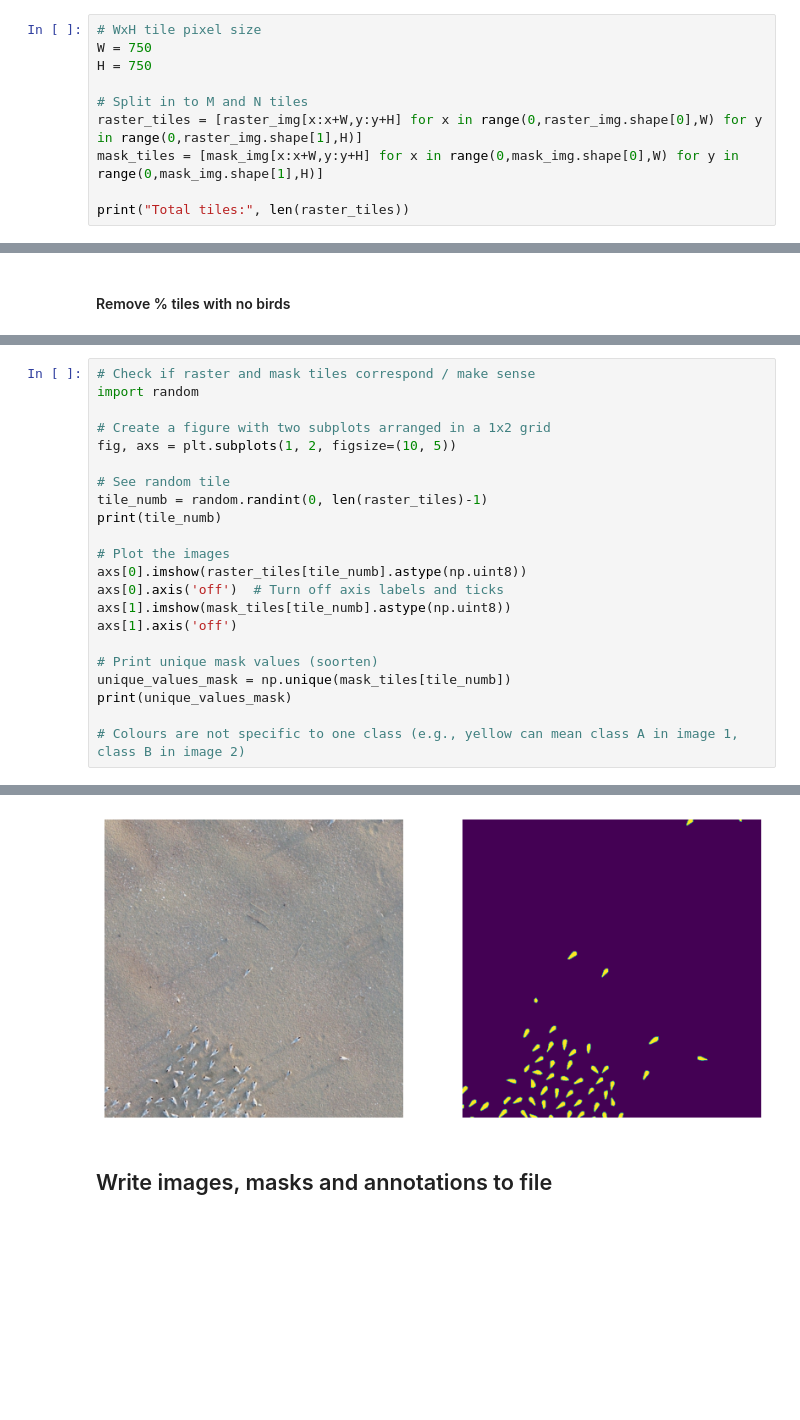
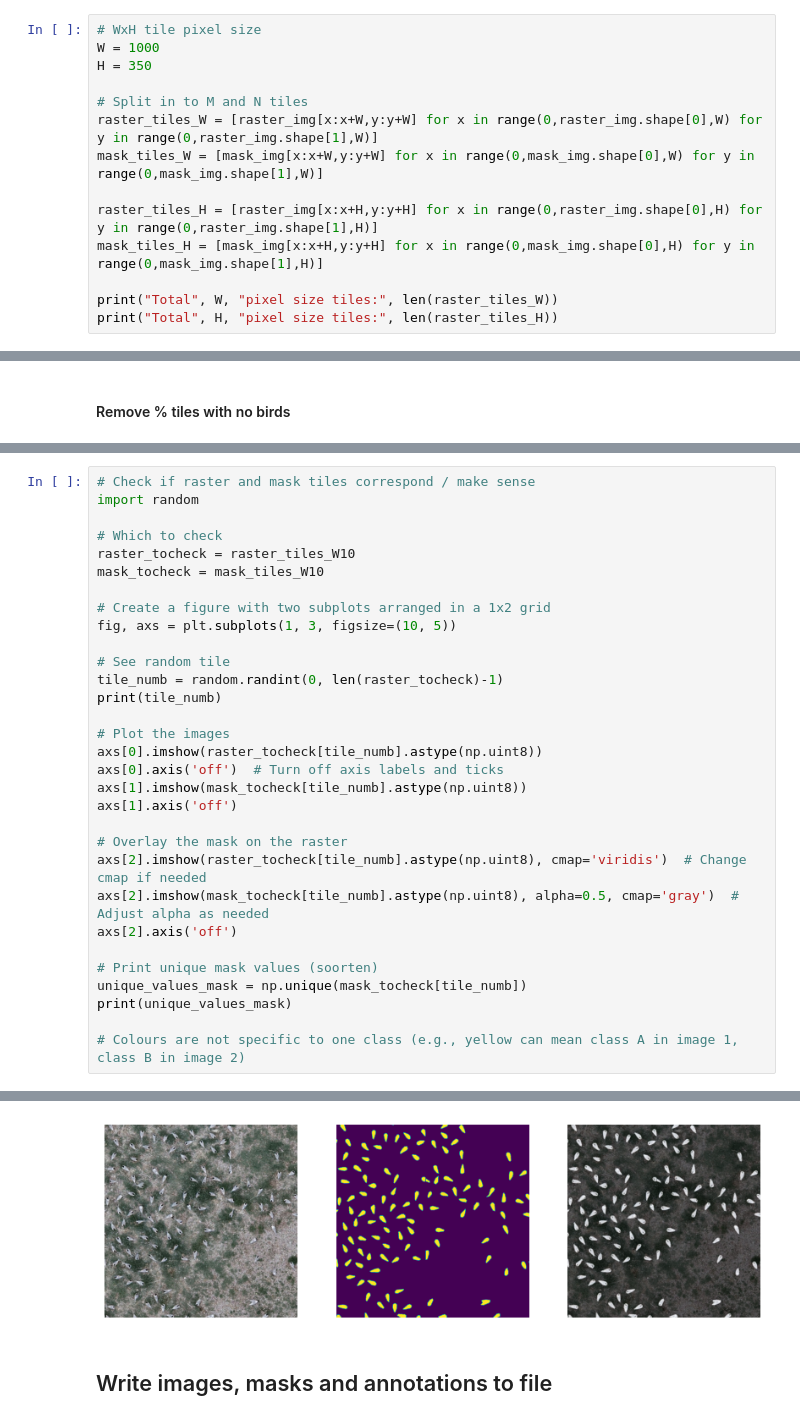
Before and after one commit to augusts-bit/animal-cv-segmentation, a Jupyter notebook: src/detectron2/birds/classification/prepare_data_classification.ipynb, the cells around one changed output, grey strips where cells are left out. Cells and saved outputs as stored; diff of their text form; blank space fills up the shorter version.

```diff
--- a/src/detectron2/birds/classification/prepare_data_classification.ipynb
+++ b/src/detectron2/birds/classification/prepare_data_classification.ipynb
@@ -267,12 +271,16 @@ mask_img = np.dstack((mask_b1))
 mask_img = mask_img[0].T # Transpose because axis was inverted (why?)
 # %%
 # WxH tile pixel size
-W = 750
-H = 750
+W = 1000
+H = 350
 
 # Split in to M and N tiles
-raster_tiles = [raster_img[x:x+W,y:y+H] for x in range(0,raster_img.shape[0],W) for y in range(0,raster_img.shape[1],H)]
-mask_tiles = [mask_img[x:x+W,y:y+H] for x in range(0,mask_img.shape[0],W) for y in range(0,mask_img.shape[1],H)]
+raster_tiles_W = [raster_img[x:x+W,y:y+W] for x in range(0,raster_img.shape[0],W) for y in range(0,raster_img.shape[1],W)]
+mask_tiles_W = [mask_img[x:x+W,y:y+W] for x in range(0,mask_img.shape[0],W) for y in range(0,mask_img.shape[1],W)]
 
-print("Total tiles:", len(raster_tiles))
+raster_tiles_H = [raster_img[x:x+H,y:y+H] for x in range(0,raster_img.shape[0],H) for y in range(0,raster_img.shape[1],H)]
+mask_tiles_H = [mask_img[x:x+H,y:y+H] for x in range(0,mask_img.shape[0],H) for y in range(0,mask_img.shape[1],H)]
+
+print("Total", W, "pixel size tiles:", len(raster_tiles_W))
+print("Total", H, "pixel size tiles:", len(raster_tiles_H))
 # %% [output]
@@ -344,21 +367,30 @@ After filtering 68 tiles
 # Check if raster and mask tiles correspond / make sense
 import random
 
+# Which to check
+raster_tocheck = raster_tiles_W10
+mask_tocheck = mask_tiles_W10
+
 # Create a figure with two subplots arranged in a 1x2 grid
-fig, axs = plt.subplots(1, 2, figsize=(10, 5))
+fig, axs = plt.subplots(1, 3, figsize=(10, 5))
 
 # See random tile
-tile_numb = random.randint(0, len(raster_tiles)-1)
+tile_numb = random.randint(0, len(raster_tocheck)-1)
 print(tile_numb)
 
 # Plot the images
-axs[0].imshow(raster_tiles[tile_numb].astype(np.uint8))
+axs[0].imshow(raster_tocheck[tile_numb].astype(np.uint8))
 axs[0].axis('off')  # Turn off axis labels and ticks
-axs[1].imshow(mask_tiles[tile_numb].astype(np.uint8))
+axs[1].imshow(mask_tocheck[tile_numb].astype(np.uint8))
 axs[1].axis('off')
 
+# Overlay the mask on the raster
+axs[2].imshow(raster_tocheck[tile_numb].astype(np.uint8), cmap='viridis')  # Change cmap if needed
+axs[2].imshow(mask_tocheck[tile_numb].astype(np.uint8), alpha=0.5, cmap='gray')  # Adjust alpha as needed
+axs[2].axis('off')
+
 # Print unique mask values (soorten)
-unique_values_mask = np.unique(mask_tiles[tile_numb])
+unique_values_mask = np.unique(mask_tocheck[tile_numb])
 print(unique_values_mask)
 
 # Colours are not specific to one class (e.g., yellow can mean class A in image 1, class B in image 2)
@@ -367,5 +399,5 @@ print(unique_values_mask)
 [0 1]
-[figure, old version]
+[figure, new version]
 # %% [markdown]
 ## Write images, masks and annotations to file
 # %%
```
Also changed, not shown: parts of 10 cells of this notebook.
